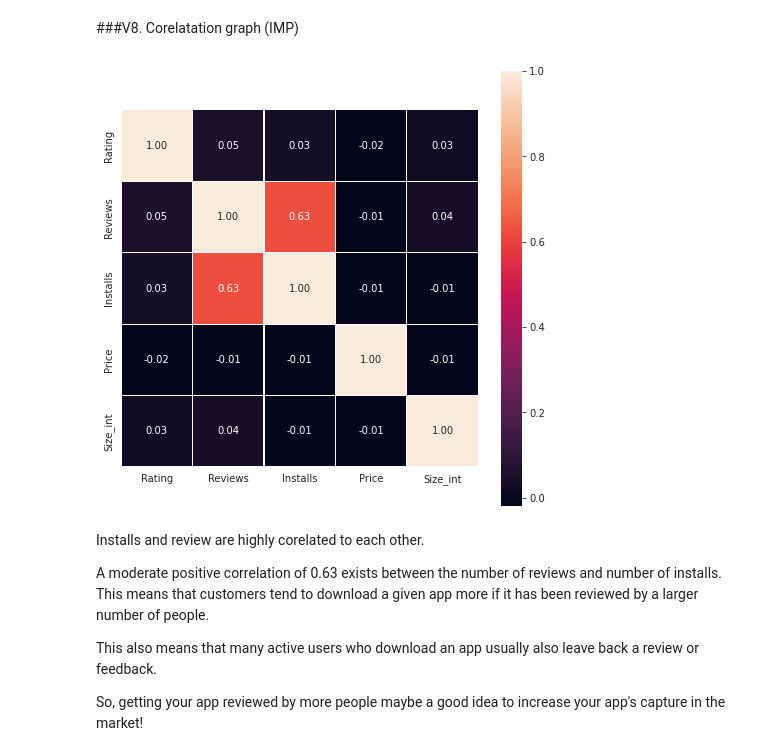
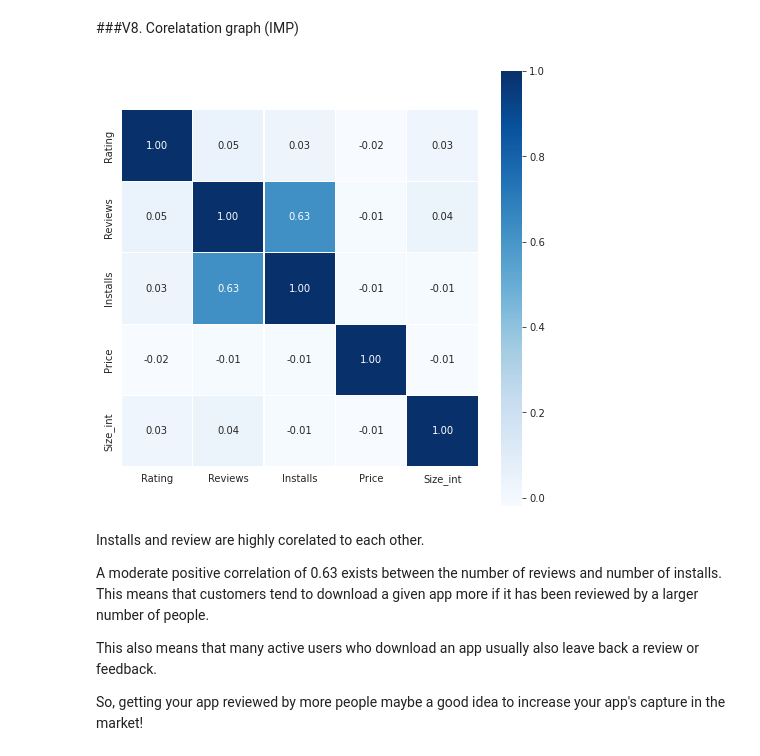
Before and after one commit to brahma102/Play-Store-App-Review-Analysis, a Jupyter notebook: Play_Store_App_Review_Analysis_Capstone_Project.ipynb, the cells around one changed output. Cells and saved outputs as stored; diff of their text form; code cells hidden in the pictures.

```diff
--- a/Play_Store_App_Review_Analysis_Capstone_Project.ipynb
+++ b/Play_Store_App_Review_Analysis_Capstone_Project.ipynb
@@ -517,10 +517,10 @@ Here we see most of content avalable for every one.
 # %%
 #Corilation with each catagory to other catagory by using heat map
 fig, axes = plt.subplots(figsize=(8, 8))
-sns.heatmap(df2.corr(), ax=axes, annot=True, linewidths=0.1, fmt='.2f', square=True)
+sns.heatmap(df2.corr(), ax=axes, annot=True, cmap=plt.cm.Blues ,linewidths=0.1, fmt='.2f', square=True)
 plt.show()
 # %% [output]
-[figure, old version]
+[figure, new version]
 # %% [markdown]
 Installs and review are highly corelated to each other.
 
```
Also changed, not shown: parts of 4 cells of this notebook.
